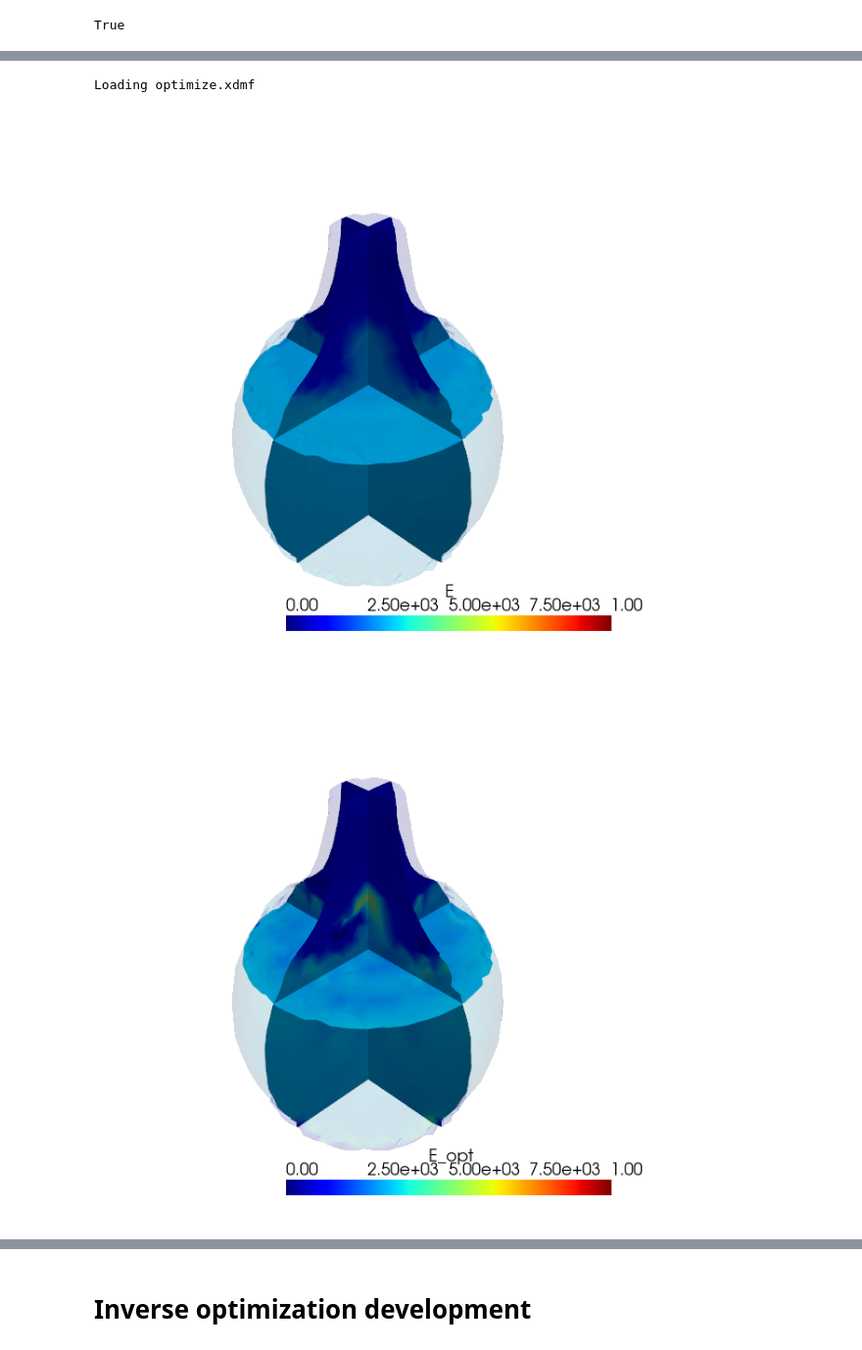
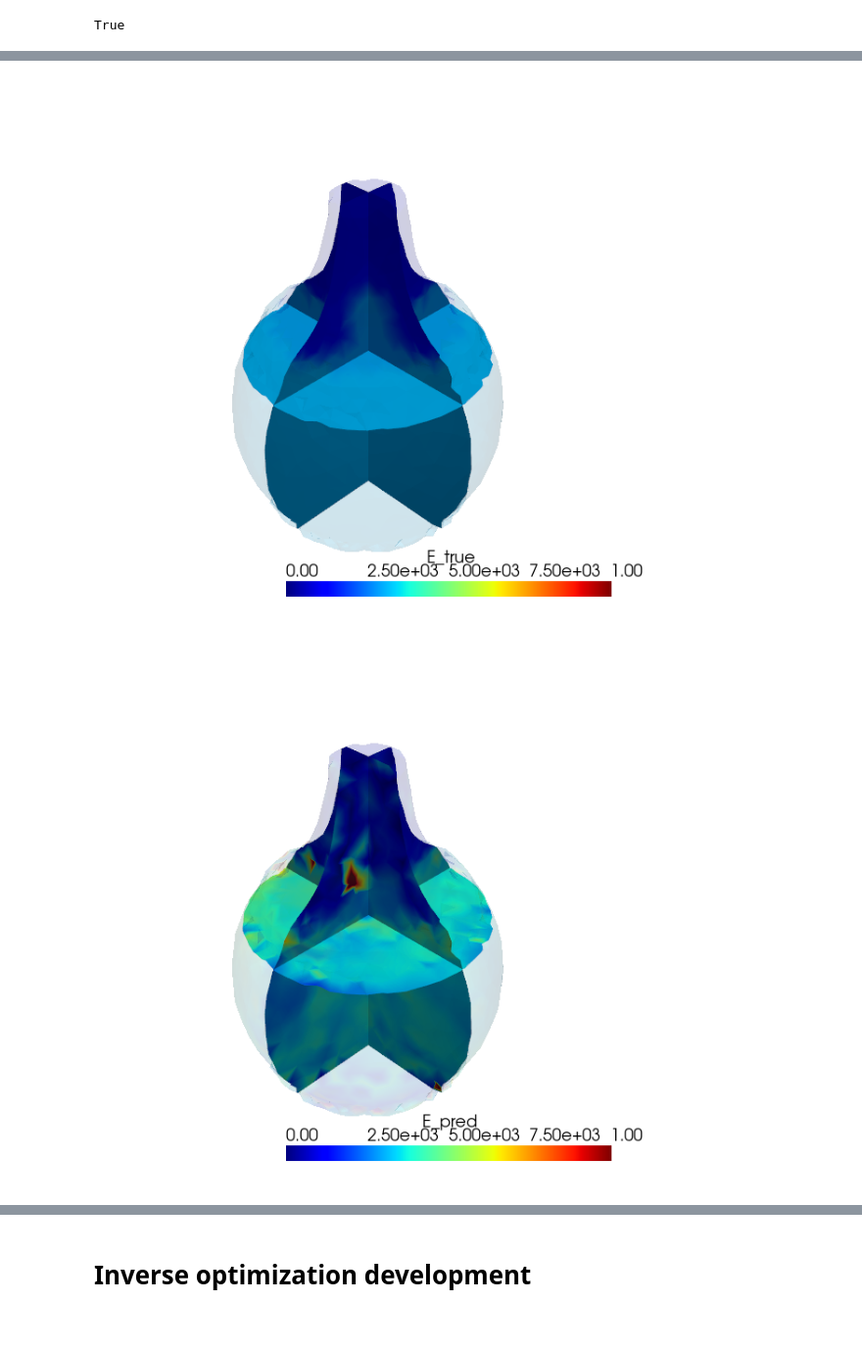
Before and after one commit to mattragoza/lung-project, a Jupyter notebook: notebooks/shapenet/20-optimize-interactive.ipynb, the cells around one changed output, grey strips where cells are left out. Shown at 98% size. Drawn from its saved outputs; the diff is of its cells as text; code cells hidden in the pictures.

```diff
--- a/notebooks/shapenet/20-optimize-interactive.ipynb
+++ b/notebooks/shapenet/20-optimize-interactive.ipynb
@@ -80,6 +83,7 @@ Example()
 # %%
 import project.visual.pyvista
-mesh = project.core.fileio.load_meshio(ex.paths['img_fields'])
+mesh = project.core.fileio.load_meshio(ex.paths['interp_mesh'])
+
 pv_mesh = pv.wrap(mesh)
 p = pv.Plotter(window_size=(600,600))
 p.add_mesh(pv_mesh, scalars='image', cmap='binary', opacity=1.0, clim=(0,1))
@@ -128,4 +104,4 @@ Saving simulated.xdmf
 # %%
-mesh = project.core.fileio.load_meshio(ex.paths['img_fields'])
+mesh = project.core.fileio.load_meshio(ex.paths['interp_mesh'])
 mesh
 # %% [output]
@@ -139,17 +134,7 @@ Loading ../../data/ShapeNetSem/2025-11-02/1e5abf0465d97d826118a17db9de8c0/meshes
 # %%
 %autoreload
 import project.optimization
-from pathlib import Path
-import warp as wp
-wp.config.quiet = True
-
-metrics = project.optimization.optimize_elasticity_field(
-    mesh_path=ex.paths['img_fields'],
-    output_path=Path('optimize.xdmf'),
-    unit_m=ex.metadata['unit'],
-    rho_known=True,
-    device='cuda',
-    **config['optimize']
-)
+output_path = outputs.mesh_path(ex, 'optimized')
+metrics = project.optimization.optimize_example(ex, optim_cfg, output_path)
 metrics
 # %% [output]
@@ -186,0 +161,4 @@ Evaluating optimization metrics
+# %%
+mesh = project.core.fileio.load_meshio(output_path)
+pv_mesh = pv.wrap(mesh)
+pv_mesh
@@ -187,22 +169,18 @@ Evaluating optimization metrics
 # %%
-mesh = project.core.fileio.load_meshio('optimize.xdmf')
-pv_mesh = pv.wrap(mesh)
-
 size = 600
 p = pv.Plotter(window_size=(size,size))
-p.add_mesh(pv_mesh, scalars='E', cmap='jet', opacity=0.1, clim=(0,1e4))
-p.add_mesh(pv_mesh.slice_orthogonal(), scalars='E', cmap='jet', clim=(0,1e4))
+p.add_mesh(pv_mesh, scalars='E_true', cmap='jet', opacity=0.1, clim=(0,1e4))
+p.add_mesh(pv_mesh.slice_orthogonal(), scalars='E_true', cmap='jet', clim=(0,1e4))
 p.show(jupyter_backend='static')
 # %% [output]
-Loading optimize.xdmf
-[figure, old version]
+[figure, new version]
 # %%
 p = pv.Plotter(window_size=(size,size))
-p.add_mesh(pv_mesh, scalars='E_opt', cmap='jet', opacity=0.1, clim=(0,1e4))
-p.add_mesh(pv_mesh.slice_orthogonal(), scalars='E_opt', cmap='jet', clim=(0,1e4))
+p.add_mesh(pv_mesh, scalars='E_pred', cmap='jet', opacity=0.1, clim=(0,1e4))
+p.add_mesh(pv_mesh.slice_orthogonal(), scalars='E_pred', cmap='jet', clim=(0,1e4))
 p.show(jupyter_backend='static')
 # %% [output]
-[figure, old version]
+[figure, new version]
 # %%
 %%time
 project.preprocessing.api.rasterize_elasticity_field(
```
Also changed, not shown: parts of 15 cells of this notebook, 5 other files.
